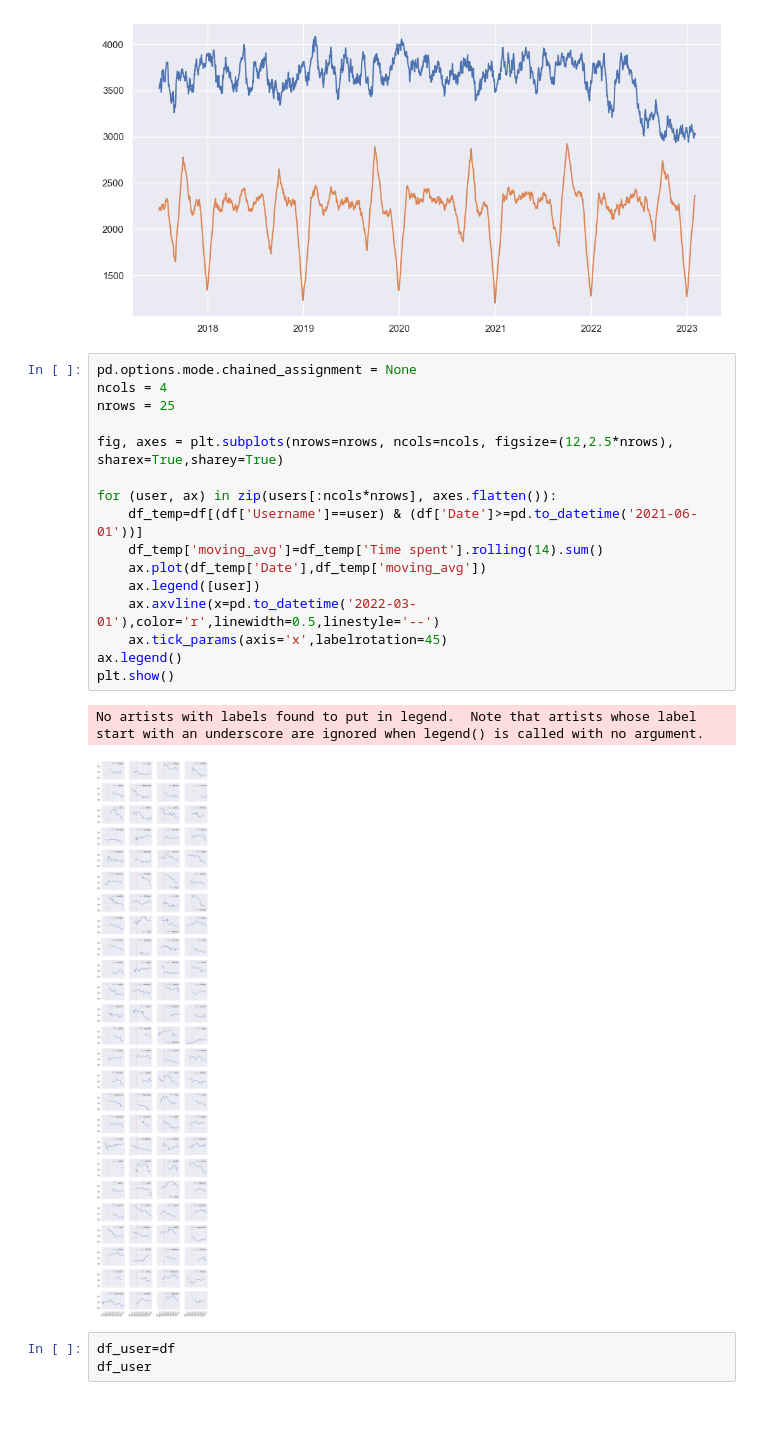
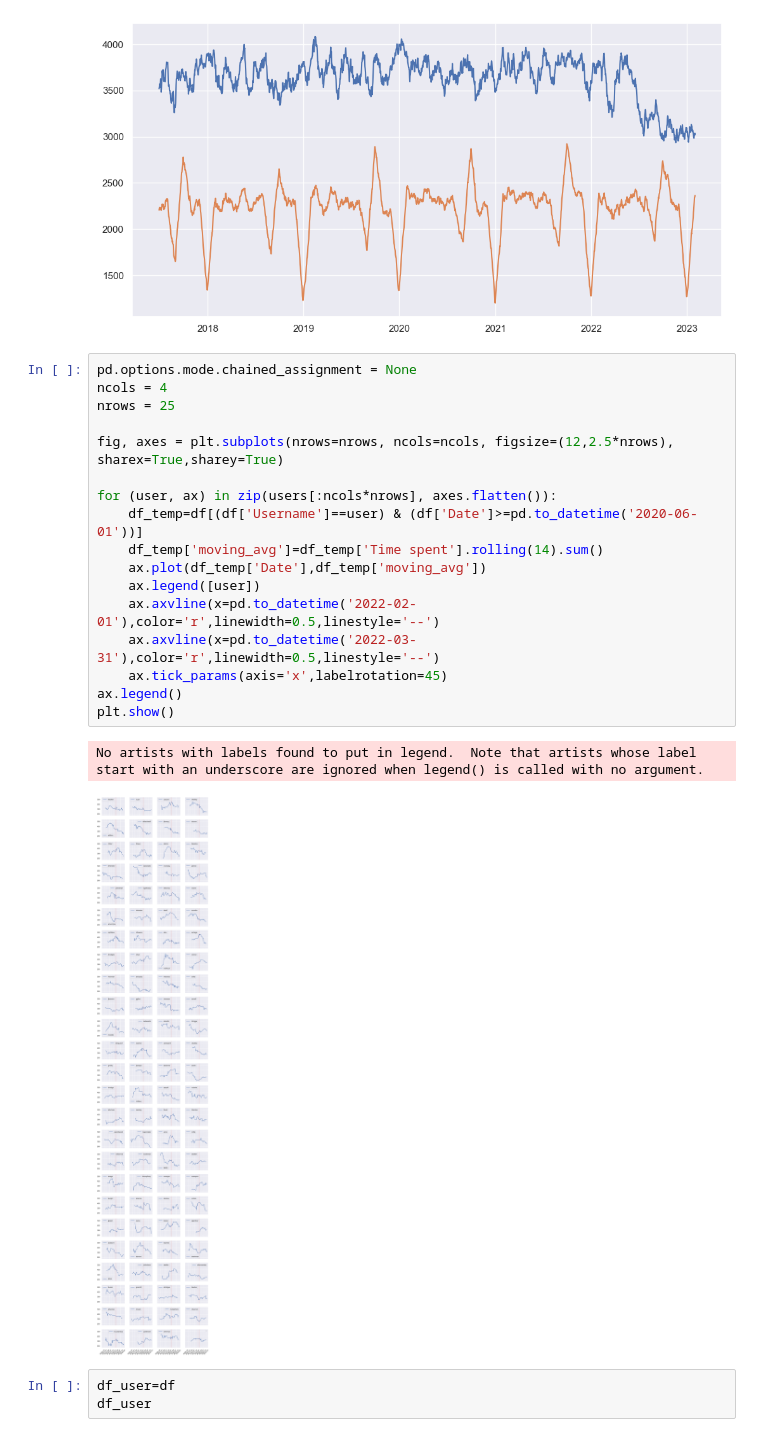
Before and after one commit to lucaslulucaslu/Data-Science-Practice-Projects, a Jupyter notebook: 10. Product usage analysis/product usage.ipynb, the cells around one changed output. Cells and saved outputs as stored; diff of their text form; blank space fills up the shorter version.

```diff
--- a/10. Product usage analysis/product usage.ipynb
+++ b/10. Product usage analysis/product usage.ipynb
@@ -58,22 +59,23 @@ plt.show()
 # %%
 pd.options.mode.chained_assignment = None
 ncols = 4
 nrows = 25
 
 fig, axes = plt.subplots(nrows=nrows, ncols=ncols, figsize=(12,2.5*nrows), sharex=True,sharey=True)
 
 for (user, ax) in zip(users[:ncols*nrows], axes.flatten()):
-    df_temp=df[(df['Username']==user) & (df['Date']>=pd.to_datetime('2021-06-01'))]
+    df_temp=df[(df['Username']==user) & (df['Date']>=pd.to_datetime('2020-06-01'))]
     df_temp['moving_avg']=df_temp['Time spent'].rolling(14).sum()
     ax.plot(df_temp['Date'],df_temp['moving_avg'])
     ax.legend([user])
-    ax.axvline(x=pd.to_datetime('2022-03-01'),color='r',linewidth=0.5,linestyle='--')
+    ax.axvline(x=pd.to_datetime('2022-02-01'),color='r',linewidth=0.5,linestyle='--')
+    ax.axvline(x=pd.to_datetime('2022-03-31'),color='r',linewidth=0.5,linestyle='--')
     ax.tick_params(axis='x',labelrotation=45)
 ax.legend()
 plt.show()
 # %% [output]
 No artists with labels found to put in legend.  Note that artists whose label start with an underscore are ignored when legend() is called with no argument.
-[figure, old version]
+[figure, new version]
 # %%
 df_user=df
 df_user
```
Also changed, not shown: parts of 10 cells of this notebook.
